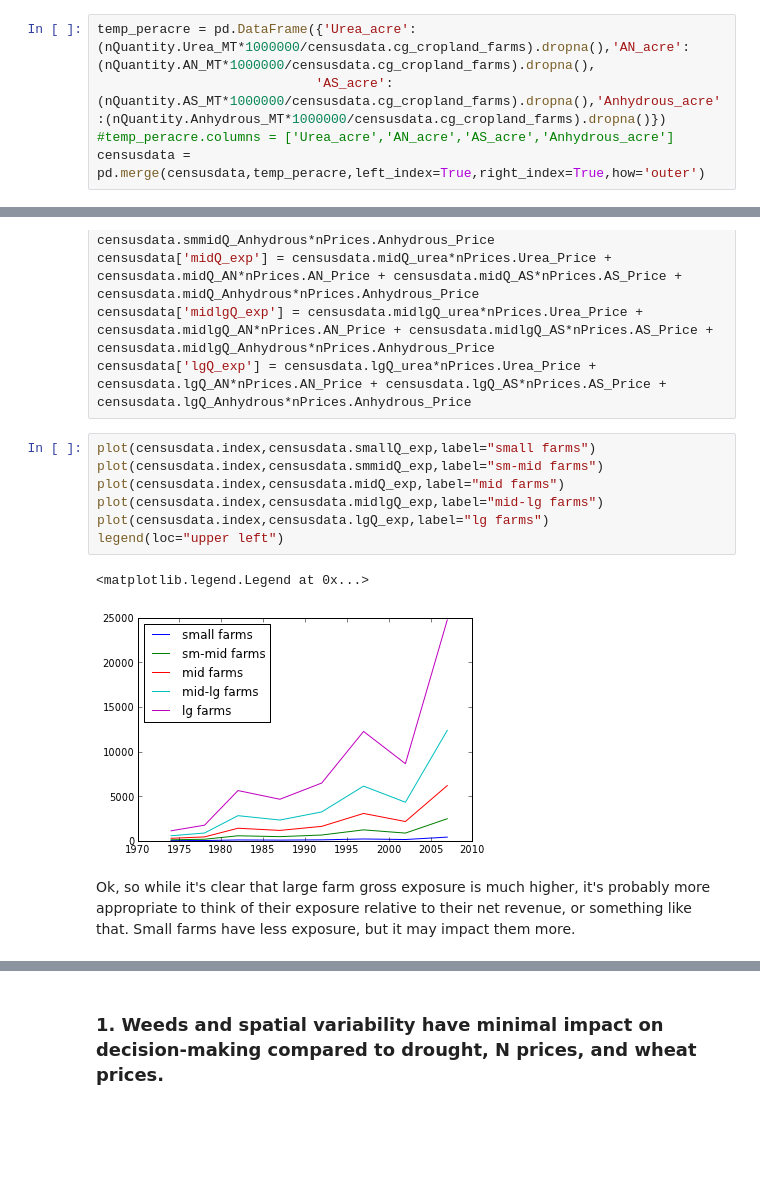
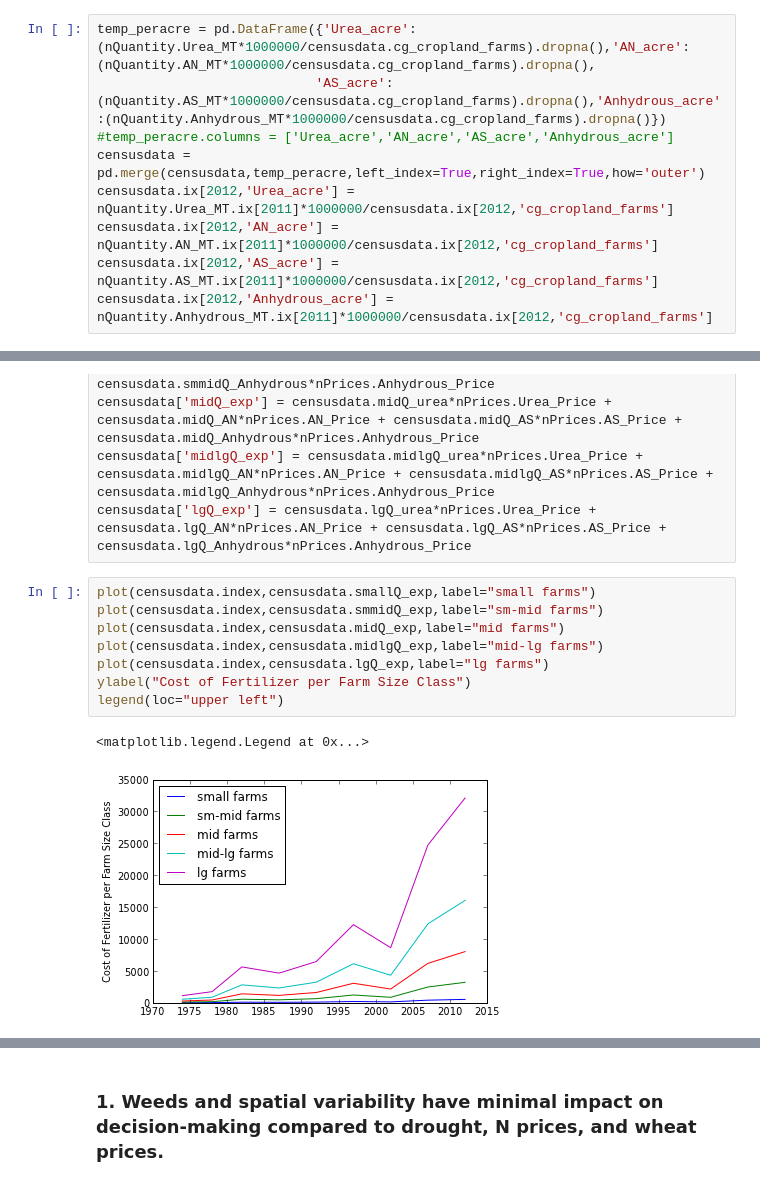
Before and after one commit to plawrence/farmStressAnalysis, a Jupyter notebook: stressAnalysis.ipynb, the cells around one changed output, grey strips where cells are left out. Drawn from its saved outputs; the diff is of its cells as text; blank space fills up the shorter version.

Commit message:
Switched back to per-acre calculations, finished section I

```diff
--- a/stressAnalysis.ipynb
+++ b/stressAnalysis.ipynb
@@ -139,3 +142,7 @@ temp_peracre = pd.DataFrame({'Urea_acre':(nQuantity.Urea_MT*1000000/censusdata.c
                             'AS_acre':(nQuantity.AS_MT*1000000/censusdata.cg_cropland_farms).dropna(),'Anhydrous_acre':(nQuantity.Anhydrous_MT*1000000/censusdata.cg_cropland_farms).dropna()})
 #temp_peracre.columns = ['Urea_acre','AN_acre','AS_acre','Anhydrous_acre']
 censusdata = pd.merge(censusdata,temp_peracre,left_index=True,right_index=True,how='outer')
+censusdata.ix[2012,'Urea_acre'] = nQuantity.Urea_MT.ix[2011]*1000000/censusdata.ix[2012,'cg_cropland_farms']
+censusdata.ix[2012,'AN_acre'] = nQuantity.AN_MT.ix[2011]*1000000/censusdata.ix[2012,'cg_cropland_farms']
+censusdata.ix[2012,'AS_acre'] = nQuantity.AS_MT.ix[2011]*1000000/censusdata.ix[2012,'cg_cropland_farms']
+censusdata.ix[2012,'Anhydrous_acre'] = nQuantity.Anhydrous_MT.ix[2011]*1000000/censusdata.ix[2012,'cg_cropland_farms']
@@ -185,12 +216,11 @@ censusdata['lgQ_exp'] = censusdata.lgQ_urea*nPrices.Urea_Price + censusdata.lgQ_
 # %%
 plot(censusdata.index,censusdata.smallQ_exp,label="small farms")
 plot(censusdata.index,censusdata.smmidQ_exp,label="sm-mid farms")
 plot(censusdata.index,censusdata.midQ_exp,label="mid farms")
 plot(censusdata.index,censusdata.midlgQ_exp,label="mid-lg farms")
 plot(censusdata.index,censusdata.lgQ_exp,label="lg farms")
+ylabel("Cost of Fertilizer per Farm Size Class")
 legend(loc="upper left")
 # %% [output]
 <matplotlib.legend.Legend at 0x...>
-[figure, old version]
+[figure, new version]
-# %% [markdown]
-Ok, so while it's clear that large farm gross exposure is much higher, it's probably more appropriate to think of their exposure relative to their net revenue, or something like that.  Small farms have less exposure, but it may impact them more.
```
Also changed, not shown: parts of 23 cells of this notebook, 1 other file.
